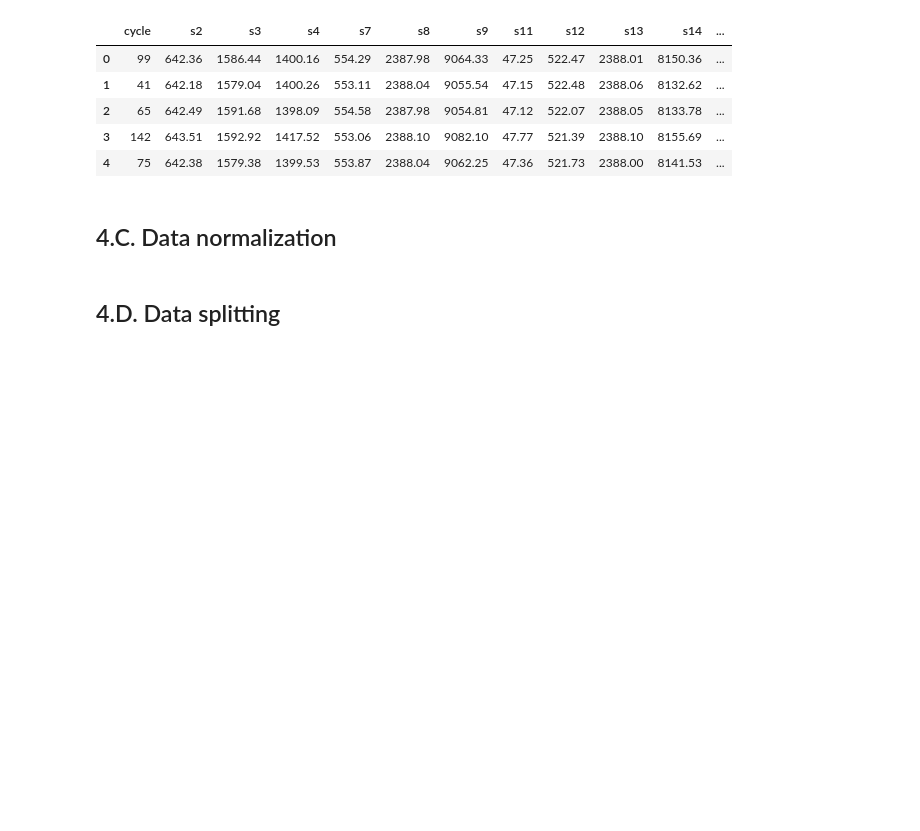
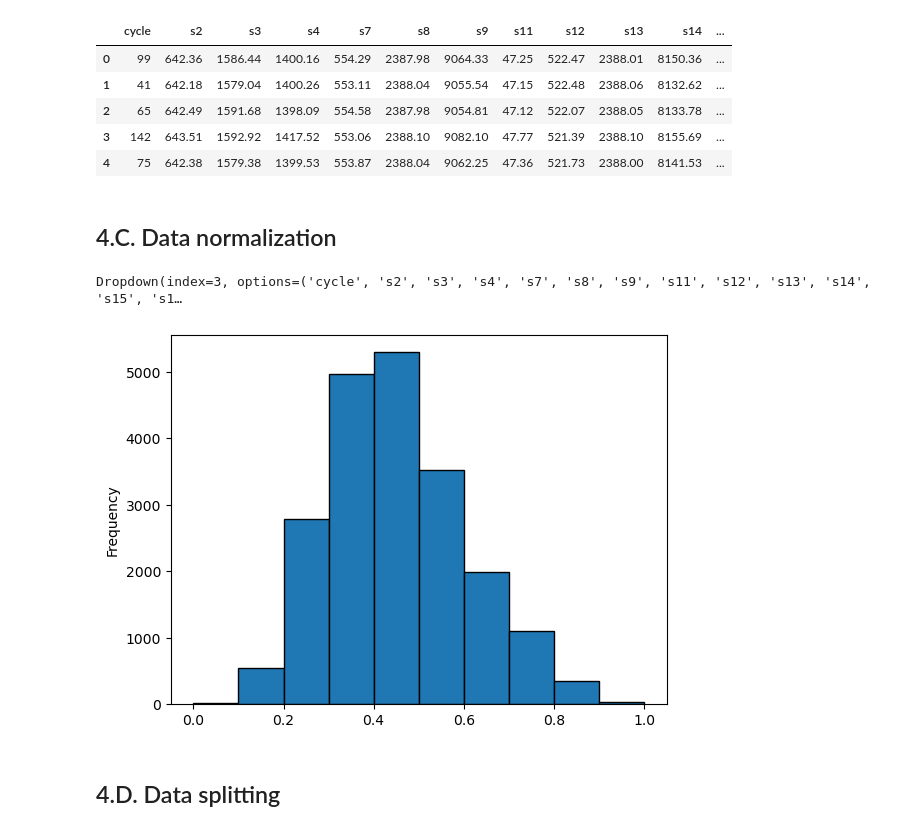
Before and after one commit to xavier-santos/Challenge2-Team7-MEIA-2022-2023, a Jupyter notebook: Notebooks/Challenge 2 - Data Exploration and Normalization.ipynb, the cells around one changed output. Cells and saved outputs as stored; diff of their text form; code cells hidden in the pictures; blank space fills up the shorter version.

```diff
--- a/Notebooks/Challenge 2 - Data Exploration and Normalization.ipynb
+++ b/Notebooks/Challenge 2 - Data Exploration and Normalization.ipynb
@@ -210,6 +209,22 @@ x = df_export.values
 min_max_scaler = preprocessing.MinMaxScaler()
 x_scaled = min_max_scaler.fit_transform(x)
 df_export = pd.DataFrame(x_scaled, columns=df_export.columns)
+# %%
+drop_down_distribuition = Dropdown(options = df_export.columns)
+selected_distribuition = drop_down_distribuition.value
+
+def dropdown_distribuition_handler(change):
+    selected_distribuition = change.new
+    clear_output(wait=True)
+    df_export[selected_distribuition].plot(kind='hist', edgecolor='black')
+    display(drop_down_distribuition)
+
+drop_down_distribuition.observe(dropdown_distribuition_handler, names='value')
+display(drop_down_distribuition)
+df_export[selected_distribuition].plot(kind='hist', edgecolor='black')
+# %% [output]
+Dropdown(index=3, options=('cycle', 's2', 's3', 's4', 's7', 's8', 's9', 's11', 's12', 's13', 's14', 's15', 's1…
+[figure, added]
 # %% [markdown]
 ## 4.D. Data splitting
 # %%
```
Also changed, not shown: parts of 1 cell of this notebook, 1 other file.
